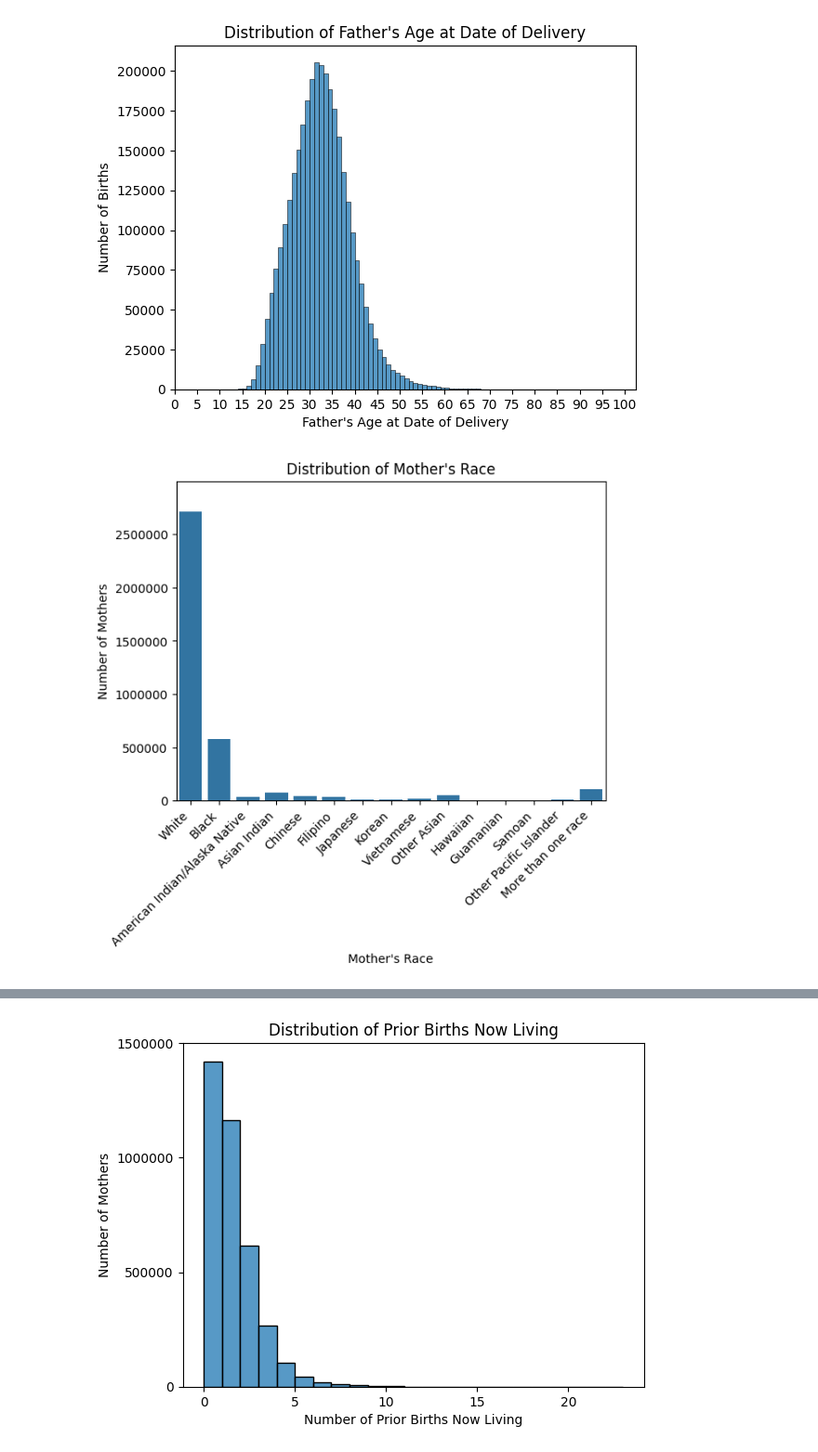
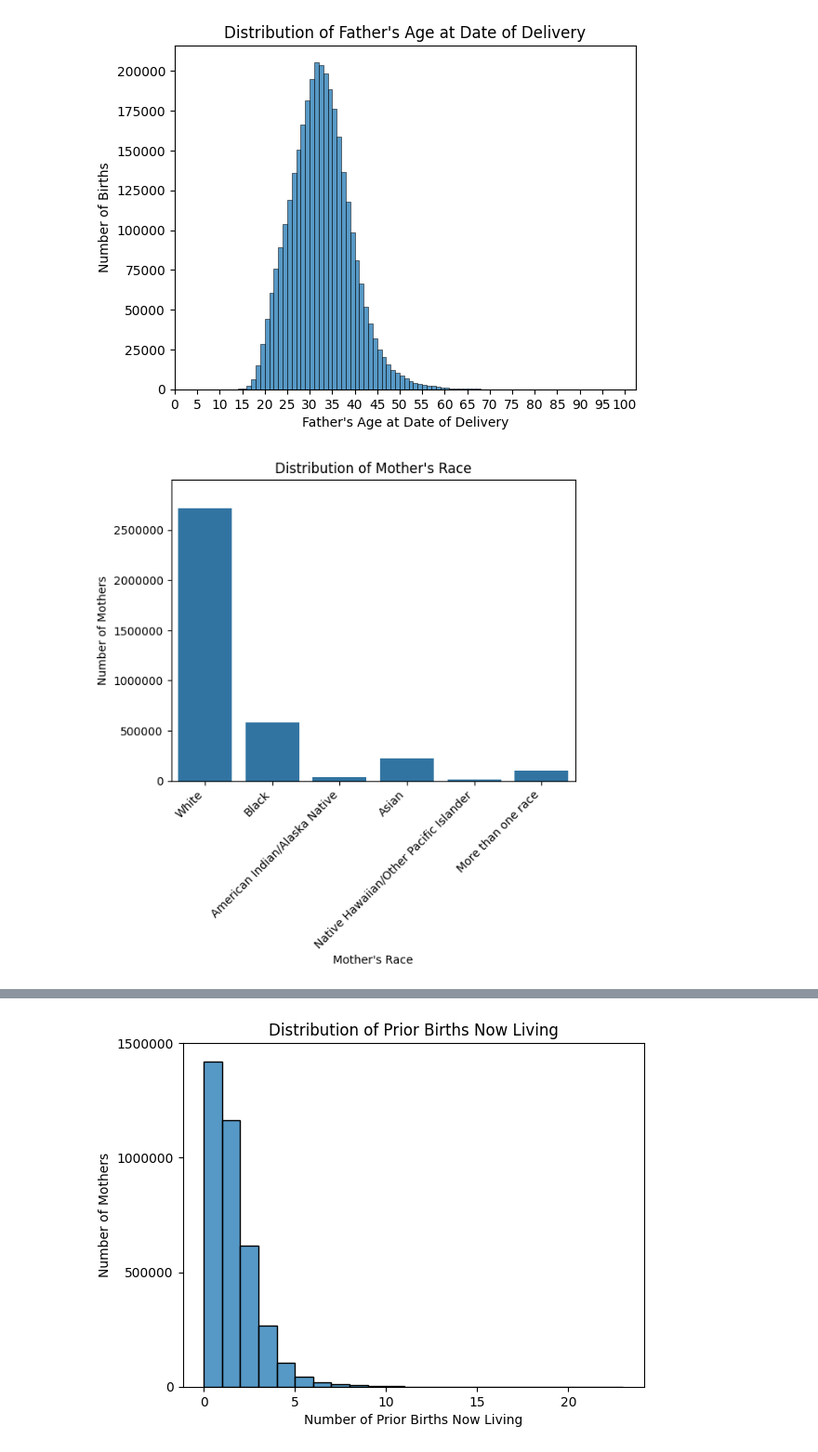
Before and after one commit to shroommu/natality-stats, a Jupyter notebook: dev/notebooks/exploratory/02_visualizations.ipynb, the cells around one changed output, grey strips where cells are left out. Shown at 93% size. Drawn from its saved outputs; the diff is of its cells as text; code cells hidden in the pictures.

```diff
--- a/dev/notebooks/exploratory/02_visualizations.ipynb
+++ b/dev/notebooks/exploratory/02_visualizations.ipynb
@@ -122,42 +138,34 @@ plt.show()
 # %% [output]
 [figure]
 # %%
-mothers_race_15_value_counts = df["mothers_race_recode_15"].value_counts()
+mothers_race_6_value_counts = df["mothers_race_recode_6"].value_counts().sort_index()
 
+mothers_race_6_value_counts.to_json("../../data/processed/json/mothers_race.json")
 
 mothers_race_bar_chart_ax = sns.barplot(
-    x=mothers_race_15_value_counts.index, y=mothers_race_15_value_counts.values
+    x=mothers_race_6_value_counts.index, y=mothers_race_6_value_counts.values
 )
 mothers_race_bar_chart_ax.set_title("Distribution of Mother's Race")
 mothers_race_bar_chart_ax.set_ylabel("Number of Mothers")
 mothers_race_bar_chart_ax.set_yticks(
     np.arange(0, 3000000, 500000), labels=np.arange(0, 3000000, 500000)
 )
 mothers_race_bar_chart_ax.set_ylim(0, 3000000)
 mothers_race_bar_chart_ax.set_xlabel("Mother's Race")
 mothers_race_bar_chart_ax.set_xticklabels(
     [
         "White",
         "Black",
         "American Indian/Alaska Native",
-        "Asian Indian",
-        "Chinese",
-        "Filipino",
-        "Japanese",
-        "Korean",
-        "Vietnamese",
-        "Other Asian",
-        "Hawaiian",
-        "Guamanian",
-        "Samoan",
-        "Other Pacific Islander",
+        "Asian",
+        "Native Hawaiian/Other Pacific Islander",
         "More than one race",
     ],
     rotation=45,
     horizontalalignment="right",
 )
 
 plt.show()
 # %% [output]
-[figure, old version]
+[figure, new version]
 # %%
```
Also changed, not shown: parts of 13 cells of this notebook.
